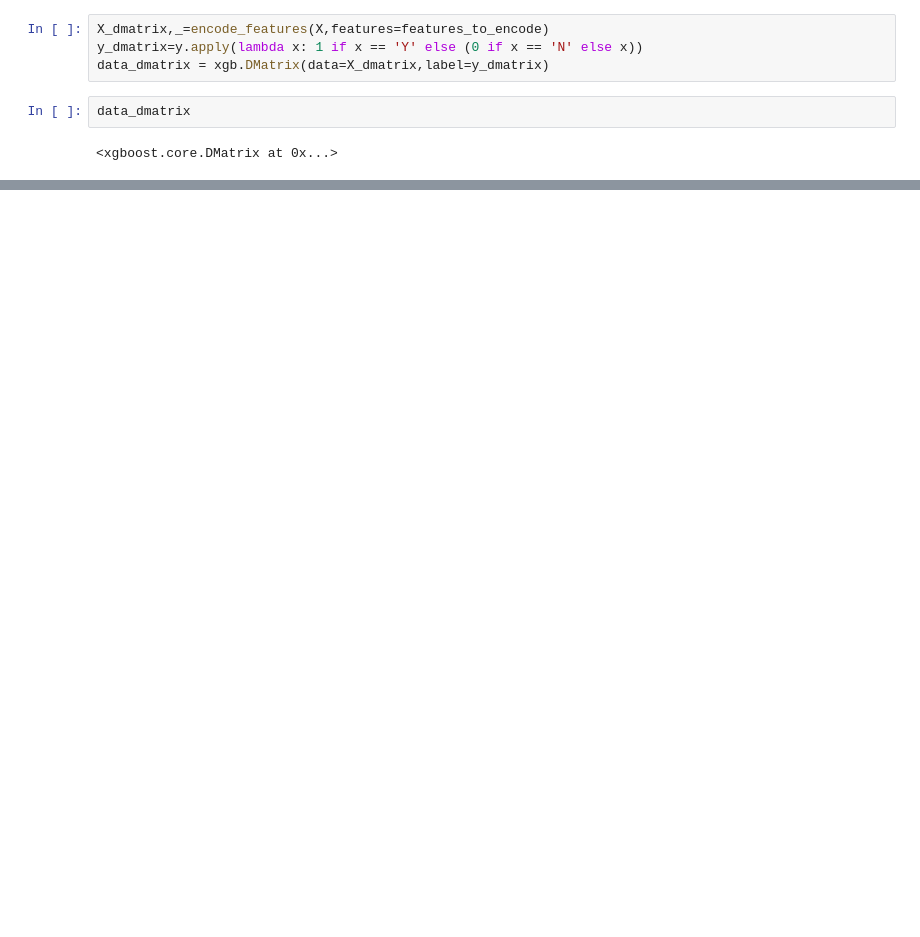
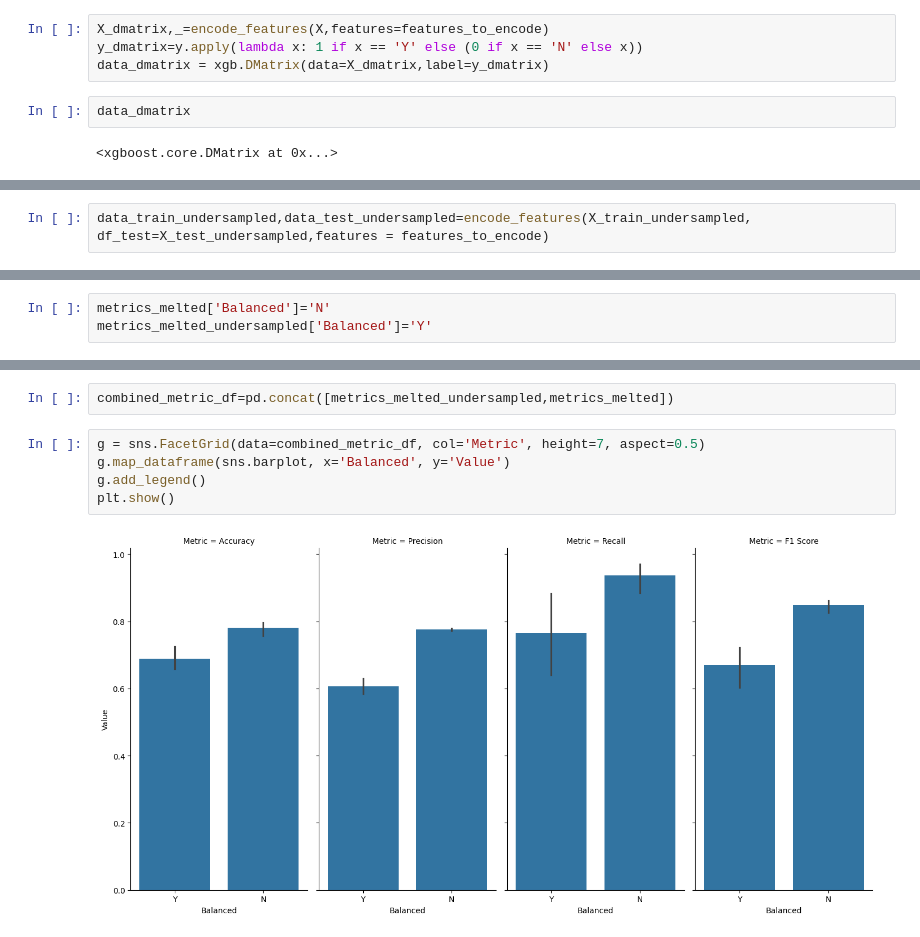
Before and after one commit to data-eater/python_practice_code, a Jupyter notebook: model_training_vsales_assign/classification.ipynb, the cells around one changed output, grey strips where cells are left out. Drawn from its saved outputs; the diff is of its cells as text; blank space fills up the shorter version.

```diff
--- a/model_training_vsales_assign/classification.ipynb
+++ b/model_training_vsales_assign/classification.ipynb
@@ -375,0 +414,2 @@ plt.show()
+# %%
+data_train_undersampled,data_test_undersampled=encode_features(X_train_undersampled, df_test=X_test_undersampled,features = features_to_encode)
@@ -375,0 +479,3 @@ plt.show()
+# %%
+metrics_melted['Balanced']='N'
+metrics_melted_undersampled['Balanced']='Y'
@@ -375,0 +502,9 @@ plt.show()
+# %%
+combined_metric_df=pd.concat([metrics_melted_undersampled,metrics_melted])
+# %%
+g = sns.FacetGrid(data=combined_metric_df, col='Metric', height=7, aspect=0.5)
+g.map_dataframe(sns.barplot, x='Balanced', y='Value')
+g.add_legend()
+plt.show()
+# %% [output]
+[figure, added]
```
Also changed, not shown: parts of 26 cells of this notebook, 2 other files.
